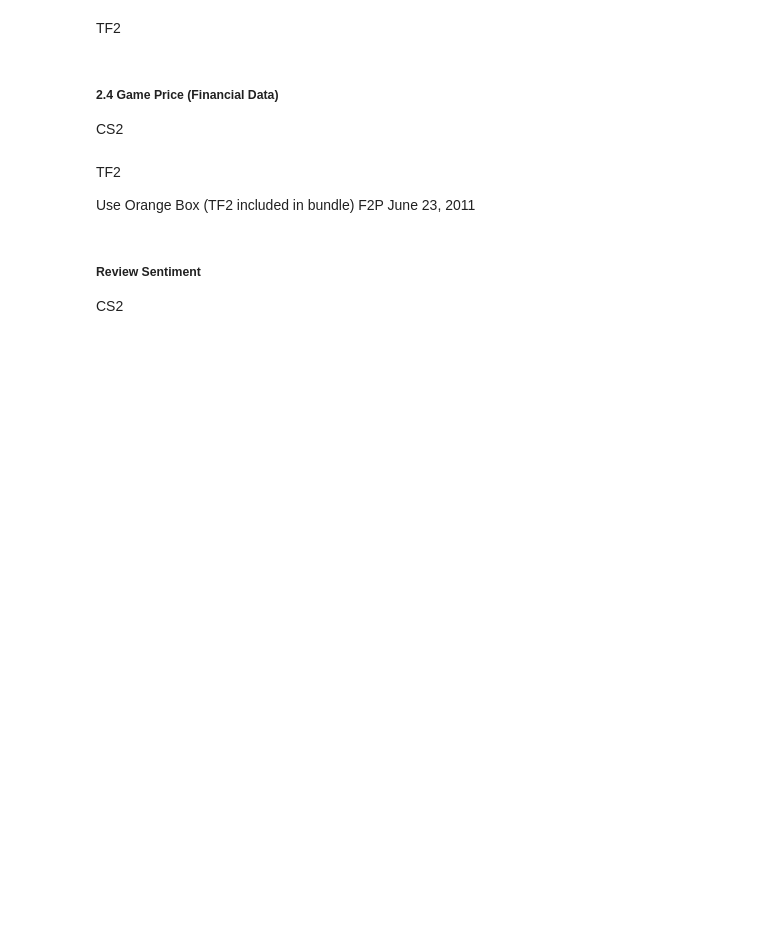
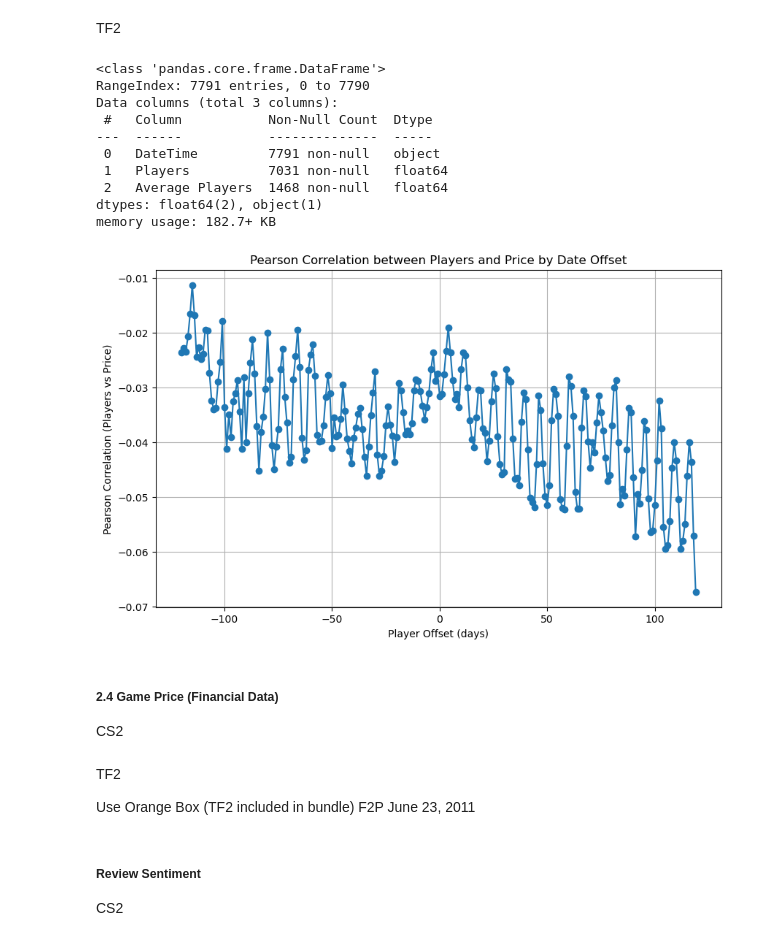
Before and after one commit to aalichao/CMPE255, a Jupyter notebook: Project.ipynb, the cells around one changed output. Drawn from its saved outputs; the diff is of its cells as text; code cells hidden in the pictures; blank space fills up the shorter version.

```diff
--- a/Project.ipynb
+++ b/Project.ipynb
@@ -302,13 +327,13 @@ cs = pd.read_csv('./CS2Prices/CombinedCS2Prices_Dates.csv')
 
 # cs.info()
 # Convert 'Iso_Date' to datetime
-cs['Iso_Date'] = pd.to_datetime(cs['Iso_Date'])
+cs['DateTime'] = pd.to_datetime(cs['DateTime'])
 
 # Find the first occurrence of each item
-first_occurrence = cs.groupby('Item Name')['Iso_Date'].transform('min')
+first_occurrence = cs.groupby('Item Name')['DateTime'].transform('min')
 
 # Calculate Lifespan by subtracting the first occurrence date from the current row's date
-cs['Lifespan'] = cs['Iso_Date'] - first_occurrence
+cs['Lifespan'] = cs['DateTime'] - first_occurrence
 
 # Optional: Convert Lifespan to total days
 cs['Lifespan_Days'] = cs['Lifespan'].dt.days
@@ -394,3 +514,73 @@ tf_players = pd.read_csv('./PlayerCount/tf2playercount.csv')
+# %%
+tf_players = pd.read_csv('./PlayerCount/tf2playercount.csv')
+
+tf_players.info()
+
+# Filter the tf dataset for a specific item
+item_name = "Mann Co. Supply Crate Series #57"
+tf_filtered = tf[tf['Item Name'] == item_name]
+
+# print(tf_filtered)
+
+# Filter the tf dataset for items containing "Mann Co. Supply Crate Series" in their name
+# tf_filtered = tf[tf['Item Name'].str.contains("Mann Co. Supply Crate Series", case=False, na=False)]
+
+
+correlations = []
+
+for offset in range(-120, 120):
+    tf_players_offset = tf_players.copy()
+
+    tf_players_offset['DateTime'] = pd.to_datetime(tf_players['DateTime']) + pd.Timedelta(days=offset)
+    # if offset < 0:
+    #     tf_players_offset['DateTime'] = pd.to_datetime(tf_players['DateTime']) - pd.Timedelta(days=offset)
+    # else:
+    #     tf_players_offset['DateTime'] = pd.to_datetime(tf_players['DateTime']) + pd.Timedelta(days=offset)
+
+    merged_df = pd.merge_asof(tf_filtered.sort_values('DateTime'),
+                              tf_players_offset.sort_values('DateTime'),
+                            on='DateTime', tolerance=pd.Timedelta('1D'), direction='nearest')
+
+    # # Replace NaN values in 'Players' with 0
+    # merged_df['Players'].fillna(0, inplace=True)
+
+    # # Interpolate to fill missing values in 'Players' and 'Price'
+    # merged_df['Price'] = merged_df['Price'].interpolate(method='linear')
+
+    # Drop rows with NaN values specifically in 'Players' or other columns to be correlated
+    merged_df.dropna(subset=['Players', 'Price'], inplace=True)
+
+    # Check if there are enough data points
+    if merged_df.shape[0] < 2:
+        print(f"Offset: {offset}, Not enough data points for correlation.")
+        continue  # Skip to the next iteration if not enough data
+
+    corr_players_price, _ = pearsonr(merged_df['Players'], merged_df['Price'])
+
+    correlations.append((offset, corr_players_price))
+
+correlations_df = pd.DataFrame(correlations, columns=['Offset', 'Correlation'])
+
+# Plot the correlation results
+plt.figure(figsize=(10, 6))
+plt.plot(correlations_df['Offset'], correlations_df['Correlation'], marker='o', linestyle='-')
+plt.xlabel('Player Offset (days)')
+plt.ylabel('Pearson Correlation (Players vs Price)')
+plt.title('Pearson Correlation between Players and Price by Date Offset')
+plt.grid(True)
+plt.show()
+# %% [output]
+<class 'pandas.core.frame.DataFrame'>
+RangeIndex: 7791 entries, 0 to 7790
+Data columns (total 3 columns):
+ #   Column           Non-Null Count  Dtype
+---  ------           --------------  -----
+ 0   DateTime         7791 non-null   object
+ 1   Players          7031 non-null   float64
+ 2   Average Players  1468 non-null   float64
+dtypes: float64(2), object(1)
+memory usage: 182.7+ KB
+[figure, added]
 # %% [markdown]
 ##### 2.4 Game Price (Financial Data)
 
```
Also changed, not shown: parts of 10 cells of this notebook.
